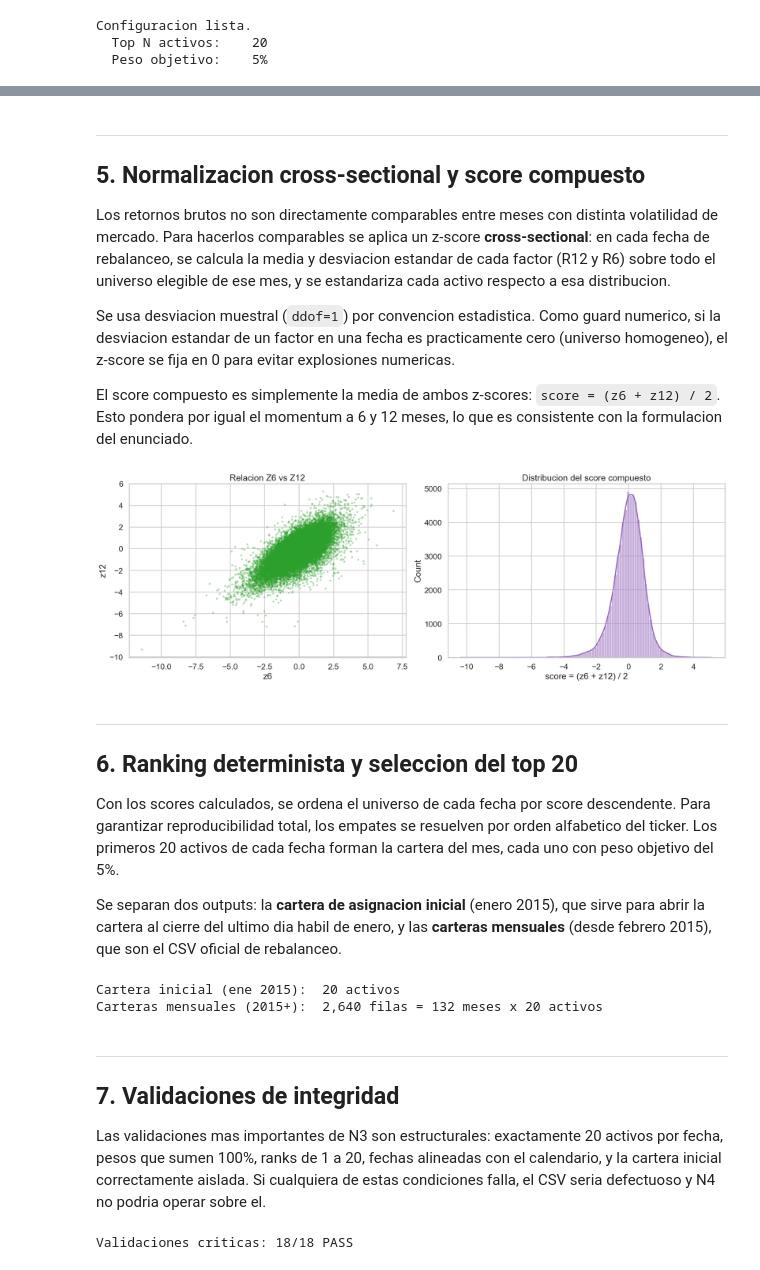
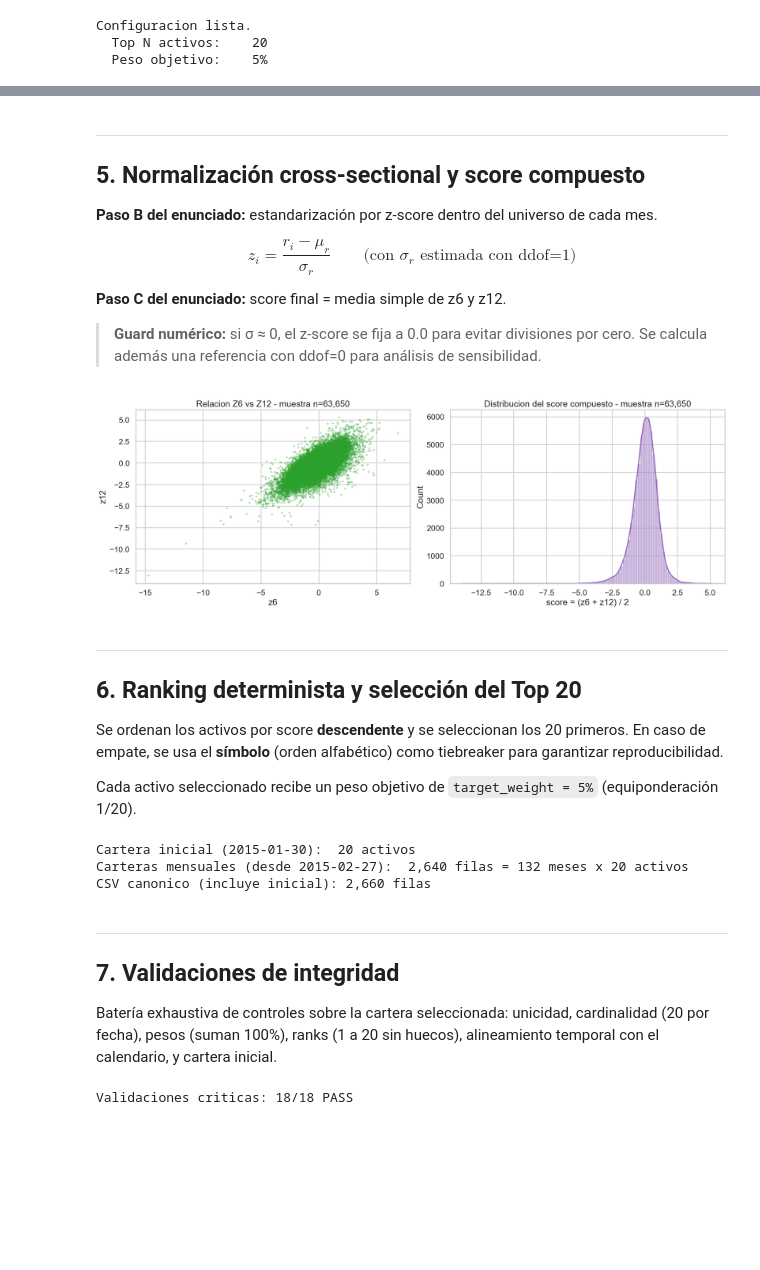
Before and after one commit to DaniPro22/Dise-o-de-Algoritmos-y-Backtesting-Avanzado, a Jupyter notebook: Notebook_3_Implementacion_estrategia.ipynb, the cells around one changed output, grey strips where cells are left out. Cells and saved outputs as stored; diff of their text form; code cells hidden in the pictures; blank space fills up the shorter version.

```diff
--- a/Notebook_3_Implementacion_estrategia.ipynb
+++ b/Notebook_3_Implementacion_estrategia.ipynb
@@ -197,73 +278,98 @@ R12: media=0.0748, std=0.2793
 # %% [markdown]
 ---
 
-## 5. Normalizacion cross-sectional y score compuesto
+## 5. Normalización cross-sectional y score compuesto
 
-Los retornos brutos no son directamente comparables entre meses con distinta volatilidad de mercado. Para hacerlos comparables se aplica un z-score **cross-sectional**: en cada fecha de rebalanceo, se calcula la media y desviacion estandar de cada factor (R12 y R6) sobre todo el universo elegible de ese mes, y se estandariza cada activo respecto a esa distribucion.
+**Paso B del enunciado:** estandarización por z-score dentro del universo de cada mes.
 
-Se usa desviacion muestral (`ddof=1`) por convencion estadistica. Como guard numerico, si la desviacion estandar de un factor en una fecha es practicamente cero (universo homogeneo), el z-score se fija en 0 para evitar explosiones numericas.
+$$z_i = \frac{r_i - \mu_r}{\sigma_r} \qquad \text{(con } \sigma_r \text{ estimada con ddof=1)}$$
 
-El score compuesto es simplemente la media de ambos z-scores: `score = (z6 + z12) / 2`. Esto pondera por igual el momentum a 6 y 12 meses, lo que es consistente con la formulacion del enunciado.
+**Paso C del enunciado:** score final = media simple de z6 y z12.
+
+> **Guard numérico:** si σ ≈ 0, el z-score se fija a 0.0 para evitar divisiones por cero. Se calcula además una referencia con ddof=0 para análisis de sensibilidad.
 # %%
 # Z-scores cross-sectional por fecha (ddof=1)
 g = signals.groupby("rebalance_date", observed=True)
 
 r12_mu  = g["r12_log"].transform("mean")
+# Desviación estándar: r12_std
 r12_std = g["r12_log"].transform(lambda s: s.std(ddof=1))
 r6_mu   = g["r6_log"].transform("mean")
+# Desviación estándar: r6_std
 r6_std  = g["r6_log"].transform(lambda s: s.std(ddof=1))
 
 # Guard numerico: si std ~ 0, z-score = 0
 signals["z12"] = np.where(r12_std.fillna(0) > ZSCORE_EPS,
                           (signals["r12_log"] - r12_mu) / r12_std, 0.0)
+# Guard de denominador: si std ≈ 0 → z-score = 0.0 (evita ÷0)
 signals["z6"]  = np.where(r6_std.fillna(0) > ZSCORE_EPS,
                           (signals["r6_log"] - r6_mu) / r6_std, 0.0)
 
+# Score compuesto: (z_6 + z_12) / 2 (metodología MSCI Momentum)
 signals["score"] = (signals["z6"] + signals["z12"]) / 2.0
 
 # Referencia ddof=0 para analisis de sensibilidad posterior
 r12_std0 = g["r12_log"].transform(lambda s: s.std(ddof=0))
+# Desviación estándar: r6_std0
 r6_std0  = g["r6_log"].transform(lambda s: s.std(ddof=0))
+# Guard de denominador: si std ≈ 0 → z-score = 0.0 (evita ÷0)
 z12_ref  = np.where(r12_std0.fillna(0) > ZSCORE_EPS, (signals["r12_log"] - r12_mu) / r12_std0, 0.0)
+# Guard de denominador: si std ≈ 0 → z-score = 0.0 (evita ÷0)
 z6_ref   = np.where(r6_std0.fillna(0) > ZSCORE_EPS, (signals["r6_log"] - r6_mu) / r6_std0, 0.0)
+# Score compuesto: (z_6 + z_12) / 2 (metodología MSCI Momentum)
 signals["score_ddof0_ref"] = (z6_ref + z12_ref) / 2.0
 
 # Verificacion
 finite_scores = np.isfinite(signals[["z12", "z6", "score"]]).all(axis=1)
+# Registro de validación con resultado PASS/FAIL para auditoría
 check("scores_finitos", int((~finite_scores).sum()) == 0,
       f"filas_no_finitas={int((~finite_scores).sum())}")
 
-# Visual: relacion z6-z12 y distribucion del score
-zs = signals[["z6", "z12", "score"]].sample(n=min(90_000, len(signals)), random_state=42)
+# Visual: relacion z6-z12 y distribucion del score (muestra aleatoria reproducible)
+zs_n = min(90_000, len(signals))
+# Muestreo aleatorio reproducible (evita sobrecargar gráficos)
+zs = signals[["z6", "z12", "score"]].sample(n=zs_n, random_state=42)
 
+# Creación de la figura y paneles para visualización
 fig, axes = plt.subplots(1, 2, figsize=(18, 6), constrained_layout=True)
+# Gráfico de dispersión (scatter plot)
 axes[0].scatter(zs["z6"], zs["z12"], s=8, alpha=0.25, color="#2ca02c")
-axes[0].set_title("Relacion Z6 vs Z12")
+# Título descriptivo del panel
+axes[0].set_title(f"Relacion Z6 vs Z12 - muestra n={zs_n:,}")
+# Etiqueta del eje
 axes[0].set_xlabel("z6")
+# Etiqueta del eje
 axes[0].set_ylabel("z12")
 
+# Histograma con estimación de densidad kernel (KDE)
 sns.histplot(zs["score"], bins=100, kde=True, ax=axes[1], color="#9467bd")
-axes[1].set_title("Distribucion del score compuesto")
+# Título descriptivo del panel
+axes[1].set_title(f"Distribucion del score compuesto - muestra n={zs_n:,}")
+# Score compuesto: (z_6 + z_12) / 2 (metodología MSCI Momentum)
 axes[1].set_xlabel("score = (z6 + z12) / 2")
+# Renderización del gráfico
 plt.show()
 # %% [output]
-[figure, old version]
+[figure, new version]
 # %% [markdown]
 ---
 
-## 6. Ranking determinista y seleccion del top 20
+## 6. Ranking determinista y selección del Top 20
 
-Con los scores calculados, se ordena el universo de cada fecha por score descendente. Para garantizar reproducibilidad total, los empates se resuelven por orden alfabetico del ticker. Los primeros 20 activos de cada fecha forman la cartera del mes, cada uno con peso objetivo del 5%.
+Se ordenan los activos por score **descendente** y se seleccionan los 20 primeros.
+En caso de empate, se usa el **símbolo** (orden alfabético) como tiebreaker para garantizar reproducibilidad.
 
-Se separan dos outputs: la **cartera de asignacion inicial** (enero 2015), que sirve para abrir la cartera al cierre del ultimo dia habil de enero, y las **carteras mensuales** (desde febrero 2015), que son el CSV oficial de rebalanceo.
+Cada activo seleccionado recibe un peso objetivo de `target_weight = 5%` (equiponderación 1/20).
 # %%
 # Ranking determinista: score desc, symbol asc (tiebreaker)
 ranked = signals.sort_values(
     ["rebalance_date", "score", "symbol"],
     ascending=[True, False, True],
 ).copy()
+# Asignación de ranking ordinal (0-based) dentro de cada grupo
 ranked["rank"] = ranked.groupby("rebalance_date", observed=True).cumcount() + 1
 
+# Selección del Top N activos con mayor score compuesto
 top20 = ranked.loc[ranked["rank"] <= TOP_N].copy()
 top20["target_weight"] = TARGET_WEIGHT
 
@@ -271,27 +377,41 @@ output_cols = [
     "rebalance_date", "symbol", "rank", "r6_log", "r12_log",
     "z6", "z12", "score", "target_weight", "is_initial_allocation",
 ]
+# Ordenación del DataFrame para secuencia determinista y reproducible
 top20_out = top20[output_cols].sort_values(["rebalance_date", "rank"]).reset_index(drop=True)
+# Copia defensiva (evita side-effects sobre el original)
+selected_all = top20_out.copy()
 
 # Separacion: cartera inicial vs carteras mensuales
 initial_alloc = top20_out.loc[top20_out["is_initial_allocation"] == True].copy()
+# Filtro de carteras mensuales regulares (sin asignación inicial)
 selected = top20_out.loc[top20_out["is_initial_allocation"] == False].copy()
 
-print(f"Cartera inicial (ene 2015):  {len(initial_alloc)} activos")
+initial_label = initial_date.date() if pd.notna(initial_date) else "NA"
+# Cómputo del tamaño: monthly_start
+monthly_start = selected["rebalance_date"].min().date() if len(selected) > 0 else "NA"
+
+# Diagnóstico con trazabilidad del resultado
+print(f"Cartera inicial ({initial_label}):  {len(initial_alloc)} activos")
+# Conteo de valores únicos: n_months
 n_months = selected["rebalance_date"].nunique()
+# Salida informativa de seguimiento
 print(
-    f"Carteras mensuales (2015+):  {len(selected):,} filas = "
+    f"Carteras mensuales (desde {monthly_start}):  {len(selected):,} filas = "
     f"{n_months} meses x {TOP_N} activos"
 )
+# Diagnóstico con trazabilidad del resultado
+print(f"CSV canonico (incluye inicial): {len(selected_all):,} filas")
 # %% [output]
-Cartera inicial (ene 2015):  20 activos
-Carteras mensuales (2015+):  2,640 filas = 132 meses x 20 activos
+Cartera inicial (2015-01-30):  20 activos
+Carteras mensuales (desde 2015-02-27):  2,640 filas = 132 meses x 20 activos
+CSV canonico (incluye inicial): 2,660 filas
 # %% [markdown]
 ---
 
 ## 7. Validaciones de integridad
 
-Las validaciones mas importantes de N3 son estructurales: exactamente 20 activos por fecha, pesos que sumen 100%, ranks de 1 a 20, fechas alineadas con el calendario, y la cartera inicial correctamente aislada. Si cualquiera de estas condiciones falla, el CSV seria defectuoso y N4 no podria operar sobre el.
+Batería exhaustiva de controles sobre la cartera seleccionada: unicidad, cardinalidad (20 por fecha), pesos (suman 100%), ranks (1 a 20 sin huecos), alineamiento temporal con el calendario, y cartera inicial.
 # %%
 # --- Unicidad ---
 check("clave_unica", int(selected.duplicated(["rebalance_date", "symbol"]).sum()) == 0,
```
Also changed, not shown: parts of 18 cells of this notebook, 4 other files.
